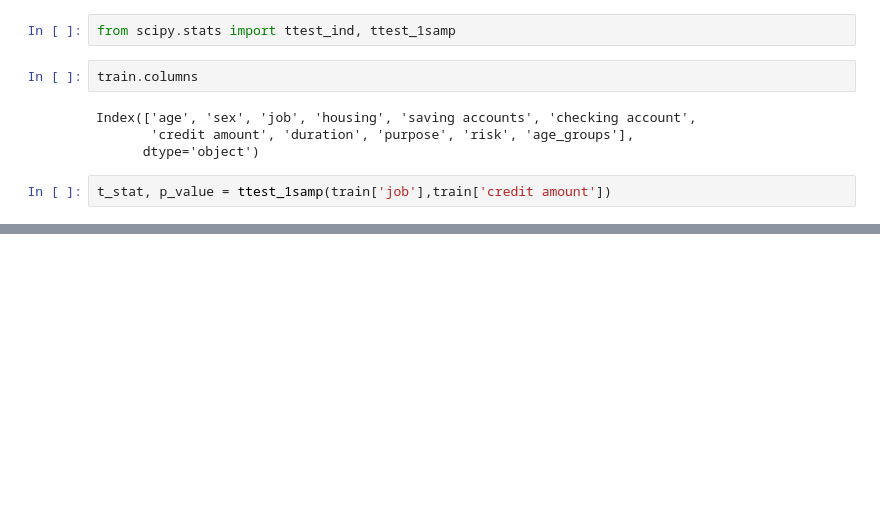
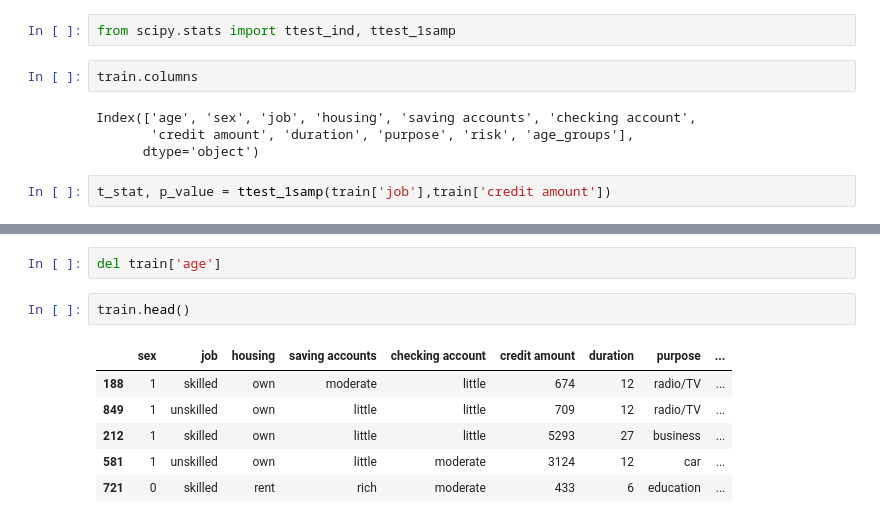
Before and after one commit to jcrosenberger/german_credit_analysis, a Jupyter notebook: german_credit_explore.ipynb, the cells around one changed output, grey strips where cells are left out. Drawn from its saved outputs; the diff is of its cells as text; blank space fills up the shorter version.

```diff
--- a/german_credit_explore.ipynb
+++ b/german_credit_explore.ipynb
@@ -181,0 +204,11 @@ t_stat, p_value = ttest_1samp(train['job'],train['credit amount'])
+# %%
+del train['age']
+# %%
+train.head()
+# %% [output]
+|  | sex | job | housing | saving accounts | checking account | credit amount | duration | purpose | ... |
+| 188 | 1 | skilled | own | moderate | little | 674 | 12 | radio/TV | ... |
+| 849 | 1 | unskilled | own | little | little | 709 | 12 | radio/TV | ... |
+| 212 | 1 | skilled | own | little | little | 5293 | 27 | business | ... |
+| 581 | 1 | unskilled | own | little | moderate | 3124 | 12 | car | ... |
+| 721 | 0 | skilled | rent | rich | moderate | 433 | 6 | education | ... |
```
Also changed, not shown: parts of 3 cells of this notebook, 2 other files.
